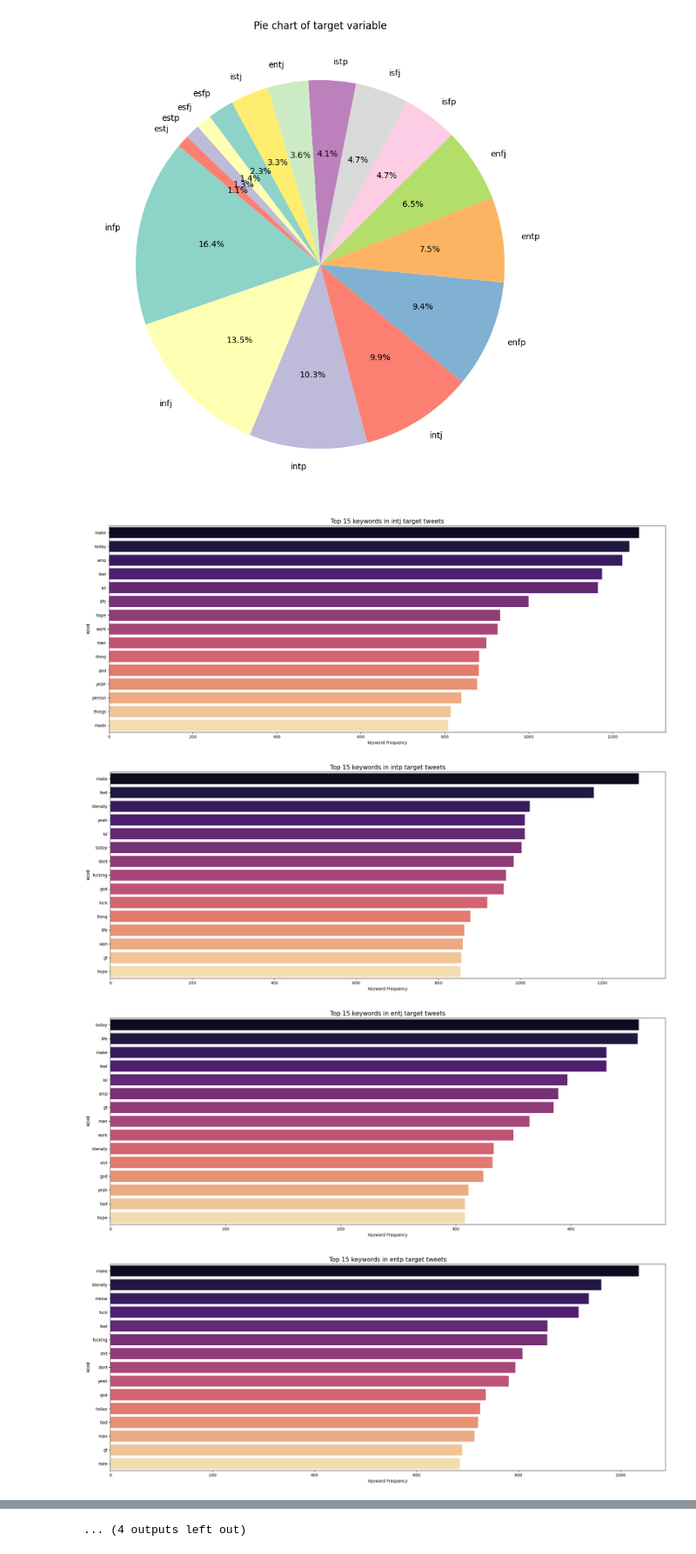
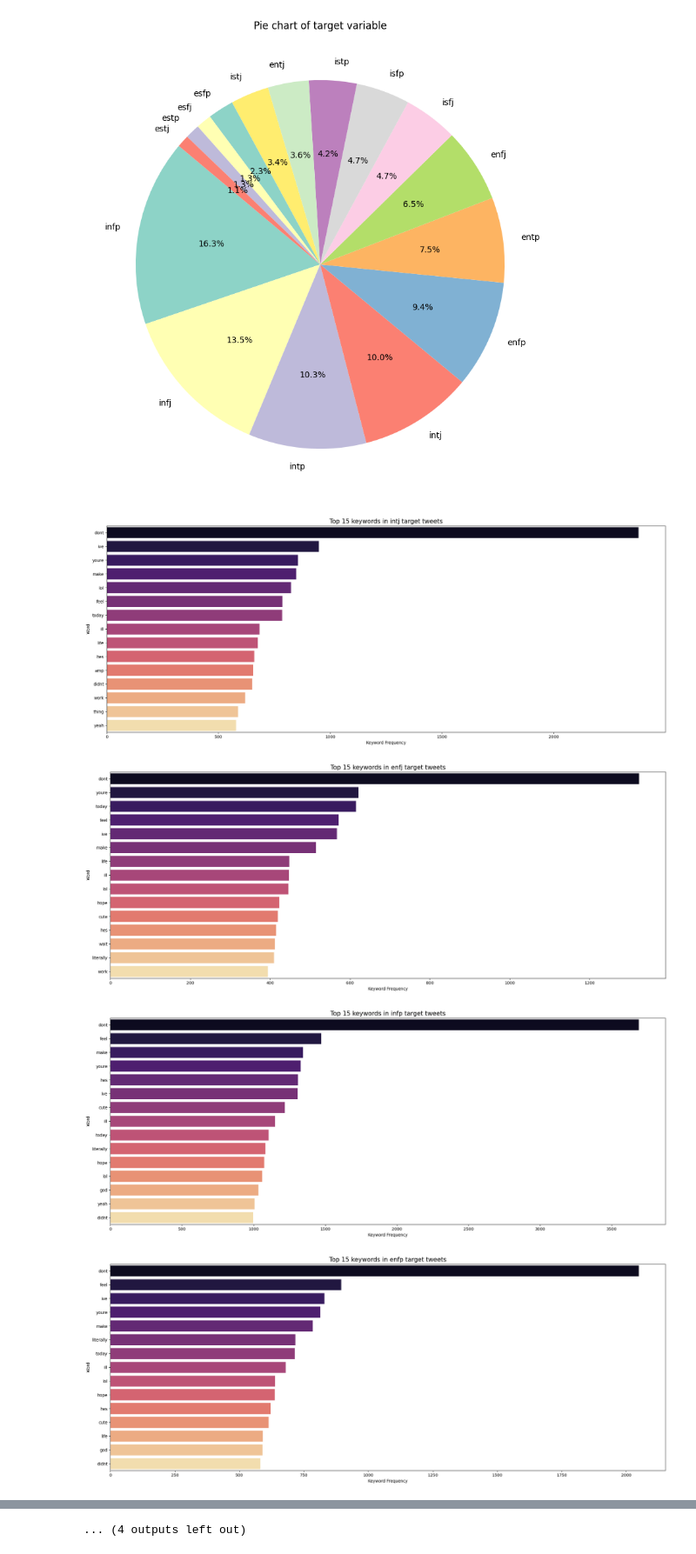
Before and after one commit to oopscompiled/nlp-project, a Jupyter notebook: notebooks/exploratory.ipynb, the cells around one changed output, grey strips where cells are left out. Shown at 87% size. Saved outputs shown, nothing was run; the diff lists cells and outputs as text; code cells hidden in the pictures.

```diff
--- a/notebooks/exploratory.ipynb
+++ b/notebooks/exploratory.ipynb
@@ -112,10 +98,10 @@ estj    0.0106
 Name: proportion, dtype: float64
 # %%
-df['token_count'] = [len(sentence.split()) for sentence in df['text']]
-df['text_length'] = [len(seq) for seq in df['text']]
+train['token_count'] = [len(sentence.split()) for sentence in train['text']]
+train['text_length'] = [len(seq) for seq in train['text']]
 # %%
 # df.iloc[55]['text']
 # %%
-print(f"Number of duplicates: {(len(df) - len(df.drop_duplicates(subset=['text'])))} ({round((len(df) - len(df.drop_duplicates(subset=['text']))) / len(df) * 100,2)}%)")
-df = df.drop_duplicates(subset=['text'])
+print(f"Number of duplicates: {(len(train) - len(train.drop_duplicates(subset=['text'])))} ({round((len(train) - len(train.drop_duplicates(subset=['text']))) / len(train) * 100,2)}%)")
+train = train.drop_duplicates(subset=['text'])
 # %% [output]
@@ -134,6 +123,7 @@ def clean_data(data):
     if not isinstance(data, str):
         return ""
 
+    data = data.lower()
     data = re.sub(r'https?://\S+', '', data)             # Удалить ссылки
     data = re.sub(r'@\w+', '', data)                     # Удалить @юзернеймы
     data = re.sub(r'\|\|+|[-_=~]{2,}', ' ', data)        # Удалить спец. символы
@@ -144,8 +134,20 @@ def clean_data(data):
 
     return data
 
-df['text'] = df['text'].apply(clean_data)
-df['text'] = df['text'].apply(extract_clean_words)
+word_re = re.compile(r"\b[a-zA-Z]{3,}\b", re.IGNORECASE)
+
+def extract_clean_words(text):
+    return word_re.findall(text)
+# %%
+train['text'] = train['text'].apply(clean_data)
+train['text'] = train['text'].apply(extract_clean_words)
+
+
+test['text'] = test['text'].apply(clean_data)
+test['text'] = test['text'].apply(extract_clean_words)
+
+valid['text'] = valid['text'].apply(clean_data)
+valid['text'] = valid['text'].apply(extract_clean_words)
 # %%
 #Visualize the data
 fig, ax = plt.subplots(figsize=(12,8))
@@ -206,36 +208,34 @@ STOPWORDS = set.union(sw1, sw)
 
 # source https://github.com/6/stopwords-json/blob/master/dist/en.json
 # %%
-import re
-
 # noisy words
 UNWANTED_WORDS = set([
     "i", "it", "ur", "na", "omg", "people", "time", "good", "back", "gon", "day", "love", "happy", "lt", "kst", 'im'
 ])
 
-for l in df['label'].unique():
-    label_text = " ".join(cat.strip() for cat in df[df.label == l]['text'])
+for l in train['label'].unique():
+    label_text = " ".join(" ".join(cat) for cat in train[train.label == l]['text']) # join inside lists then make it as a whole string
 
     words = nltk.tokenize.word_tokenize(label_text)
 
     filtered_words = [
         w for w in words if w.isalnum() and w not in STOPWORDS and w.lower() not in UNWANTED_WORDS
     ]
 
     label_keywords = nltk.FreqDist(filtered_words)
     label_keywords = pd.DataFrame(label_keywords.most_common(15), columns=['Word', 'Frequency']).set_index('Word')
 
     fig, ax = plt.subplots(figsize=(20, 8))
     sns.barplot(y=label_keywords[0:15].index, x=label_keywords[0:15].Frequency, orient='h', ax=ax, palette="magma")
 
     # settings
     ax.set_title(f'Top 15 keywords in {l} target tweets', fontsize=15)
     ax.set_xlabel('Keyword Frequency')
 
     plt.tight_layout()
     plt.show()
 # %% [output]
-[figure, old version]
+[figure, new version]
-[figure, old version]
+[figure, new version]
-[figure, old version]
+[figure, new version]
-[figure, old version]
+[figure, new version]
```
Also changed, not shown: parts of 15 cells of this notebook, 4 other files.
